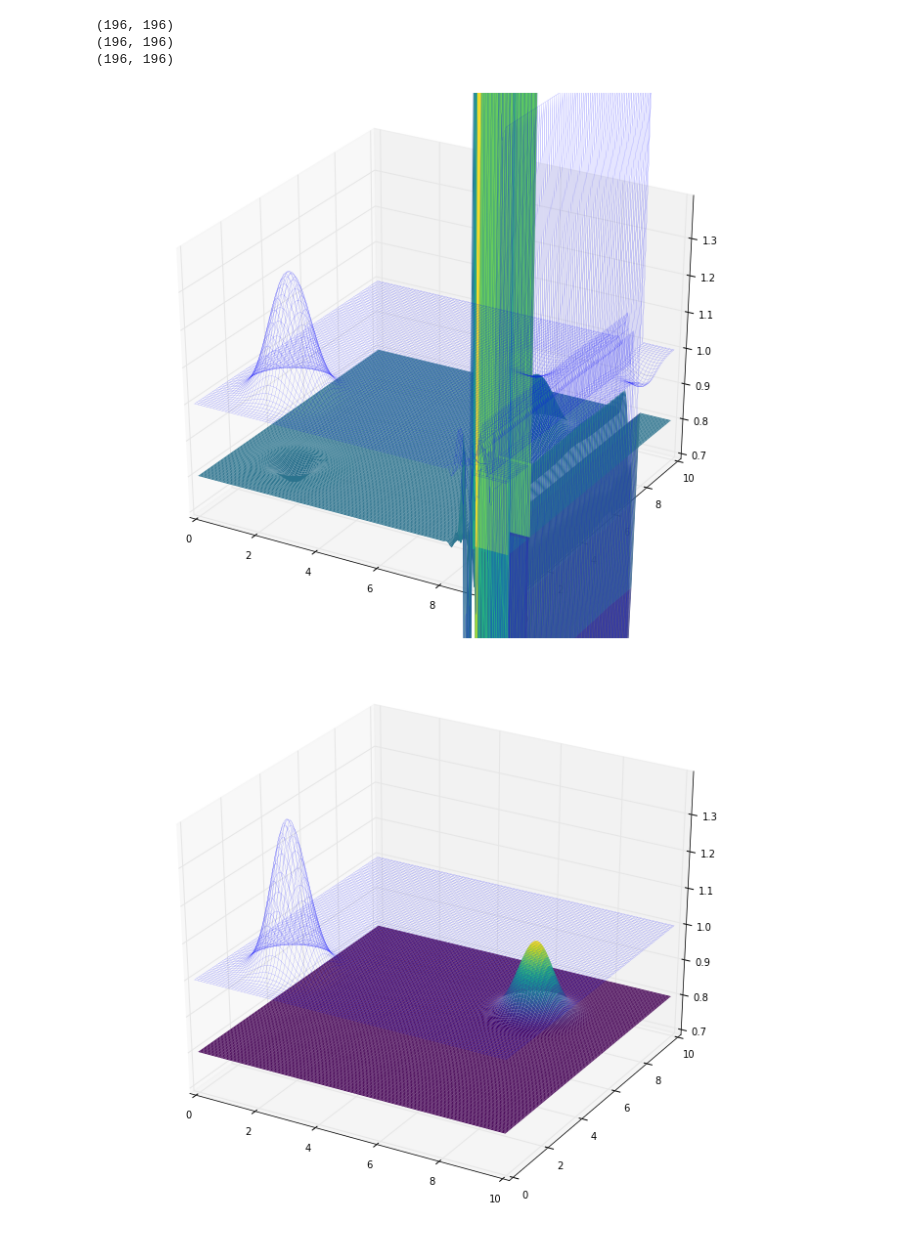
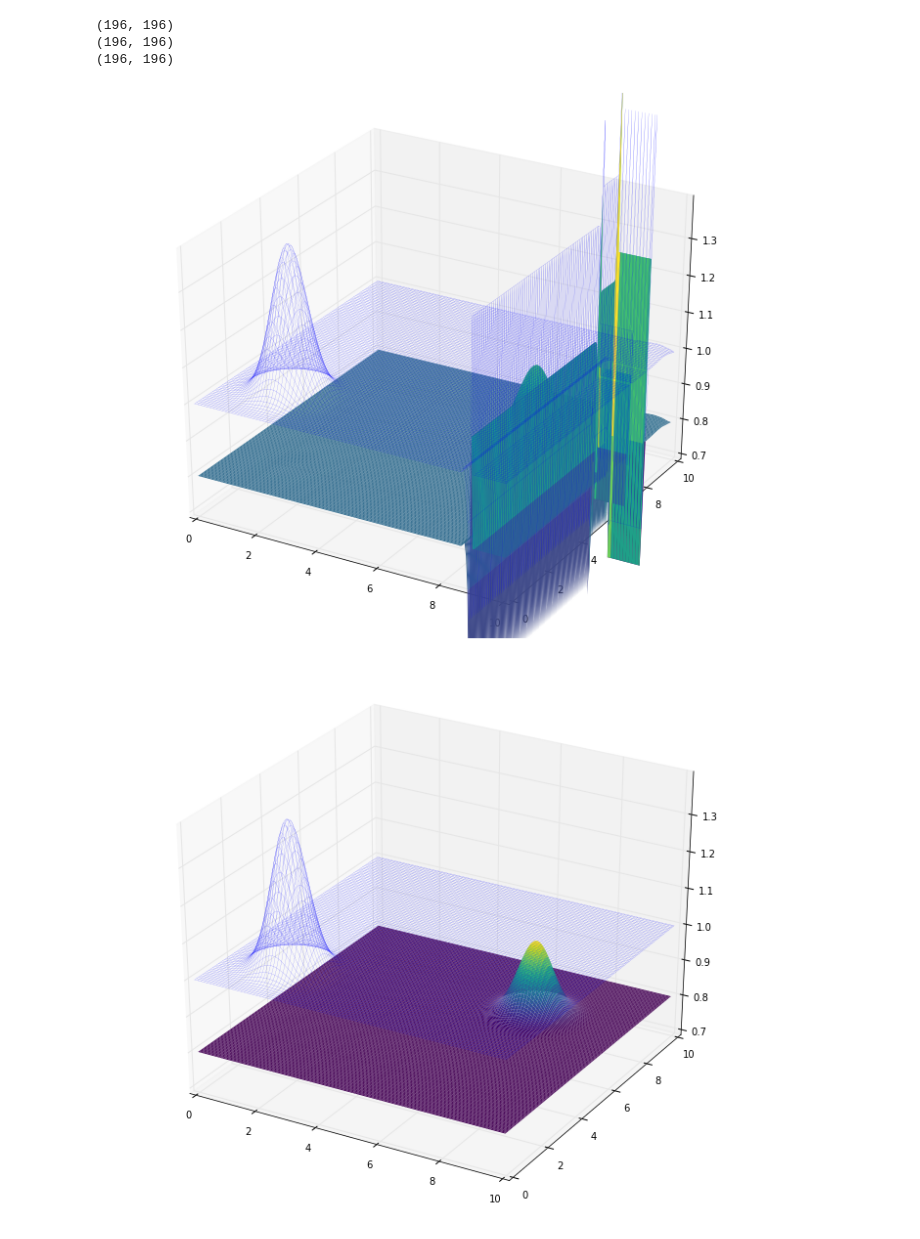
Before and after one commit to harpolea/swerve, a Jupyter notebook: Plotting.ipynb, the cells around one changed output. Drawn from its saved outputs; the diff is of its cells as text; code cells hidden in the pictures.

```diff
--- a/Plotting.ipynb
+++ b/Plotting.ipynb
@@ -87,20 +87,20 @@ print(np.shape(D_2d[0,1,2:-2,2:-2].T))
 # %%
 fig = plt.figure(figsize=(12,10))
 ax = fig.gca(projection='3d')
 
 ax.set_xlim(0,10)
 ax.set_ylim(0,10)
 ax.set_zlim(0.7,1.4)
 #ax.set_zlim(-2,5)
 
-ax.plot_surface(X,Y,D_2d[5,1,2:-2,2:-2].T, rstride=1, cstride=2, lw=0, cmap=cm.viridis, antialiased=True)
+ax.plot_surface(X,Y,D_2d[1,1,2:-2,2:-2].T, rstride=1, cstride=2, lw=0, cmap=cm.viridis, antialiased=True)
 
-ax.plot_wireframe(X,Y,D_2d[5,0,2:-2,2:-2].T, rstride=2, cstride=2, lw=0.1, cmap=cm.viridis, antialiased=True)
+ax.plot_wireframe(X,Y,D_2d[1,0,2:-2,2:-2].T, rstride=2, cstride=2, lw=0.1, cmap=cm.viridis, antialiased=True)
 
 #plt.plot(x,h[0,1:-1,0],x,h[1,1:-1,0], lw=2)
 plt.show()
 # %% [output]
-[figure, old version]
+[figure, new version]
 # %%
 fig = plt.figure(figsize=(12,10))
 ax = fig.gca(projection='3d')
```
Also changed, not shown: 4 other files.
